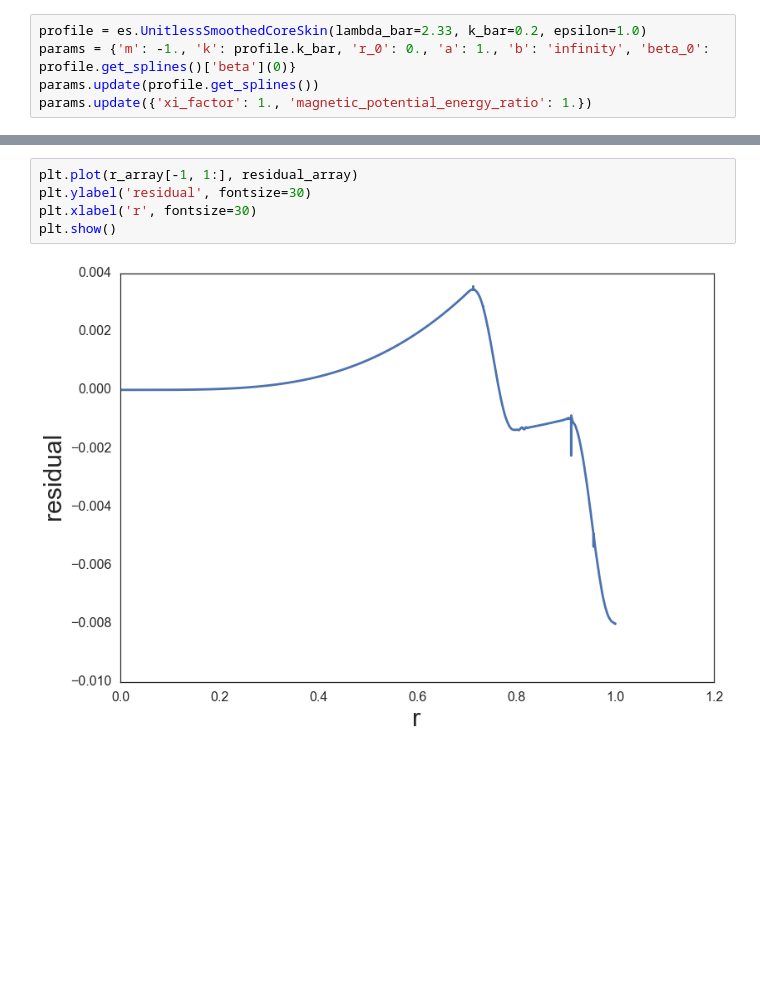
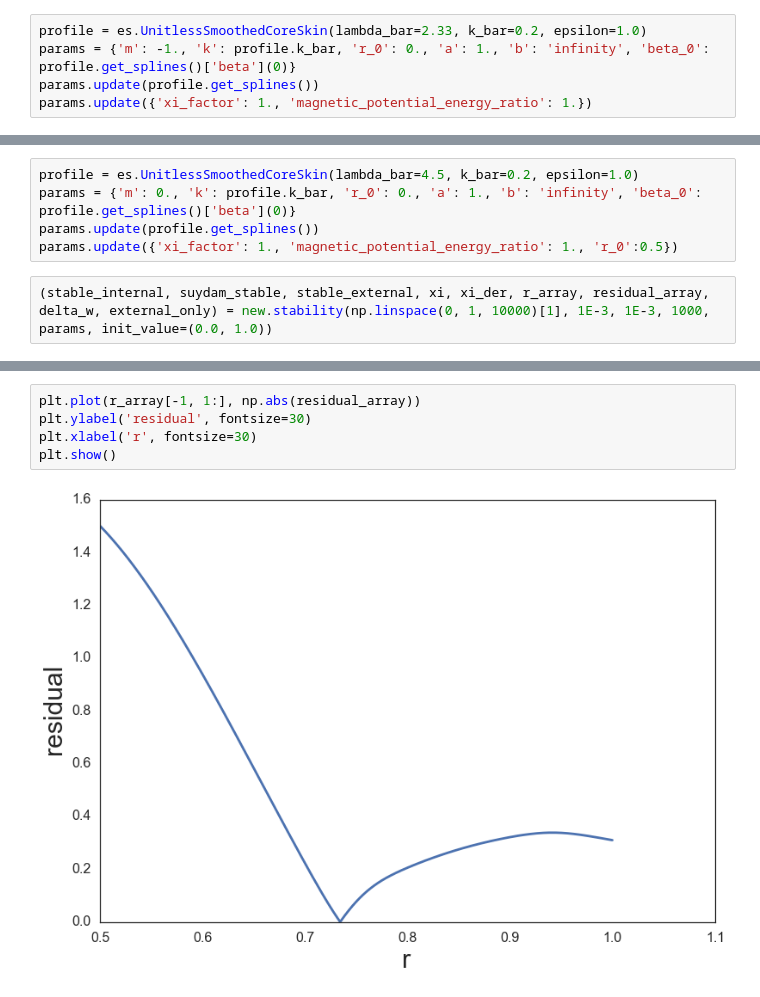
Before and after one commit to jensv/fluxtubestability, a Jupyter notebook: ipython_notebooks/looking_at_discontinous_parts_of_stability_of_maps.ipynb, the cells around one changed output, grey strips where cells are left out. Cells and saved outputs as stored; diff of their text form; blank space fills up the shorter version.

```diff
--- a/ipython_notebooks/looking_at_discontinous_parts_of_stability_of_maps.ipynb
+++ b/ipython_notebooks/looking_at_discontinous_parts_of_stability_of_maps.ipynb
@@ -349,0 +425,7 @@ delta_W = -2.19411006266
+# %%
+profile = es.UnitlessSmoothedCoreSkin(lambda_bar=4.5, k_bar=0.2, epsilon=1.0)
+params = {'m': 0., 'k': profile.k_bar, 'r_0': 0., 'a': 1., 'b': 'infinity', 'beta_0': profile.get_splines()['beta'](0)}
+params.update(profile.get_splines())
+params.update({'xi_factor': 1., 'magnetic_potential_energy_ratio': 1., 'r_0':0.5})
+# %%
+(stable_internal, suydam_stable, stable_external, xi, xi_der, r_array, residual_array, delta_w, external_only) = new.stability(np.linspace(0, 1, 10000)[1], 1E-3, 1E-3, 1000, params, init_value=(0.0, 1.0))
@@ -350,7 +444,7 @@ delta_W = -2.19411006266
 # %%
-plt.plot(r_array[-1, 1:], residual_array)
+plt.plot(r_array[-1, 1:], np.abs(residual_array))
 plt.ylabel('residual', fontsize=30)
 plt.xlabel('r', fontsize=30)
 plt.show()
 # %% [output]
-[figure, old version]
+[figure, new version]
```
Also changed, not shown: parts of 50 cells of this notebook.
